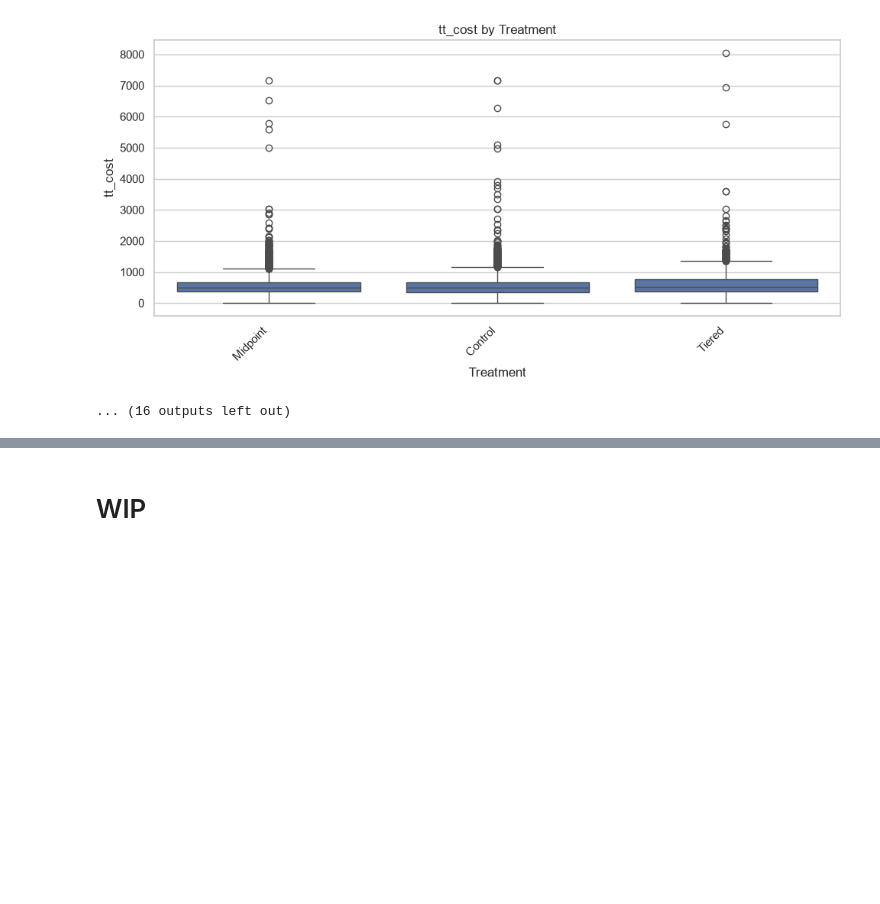
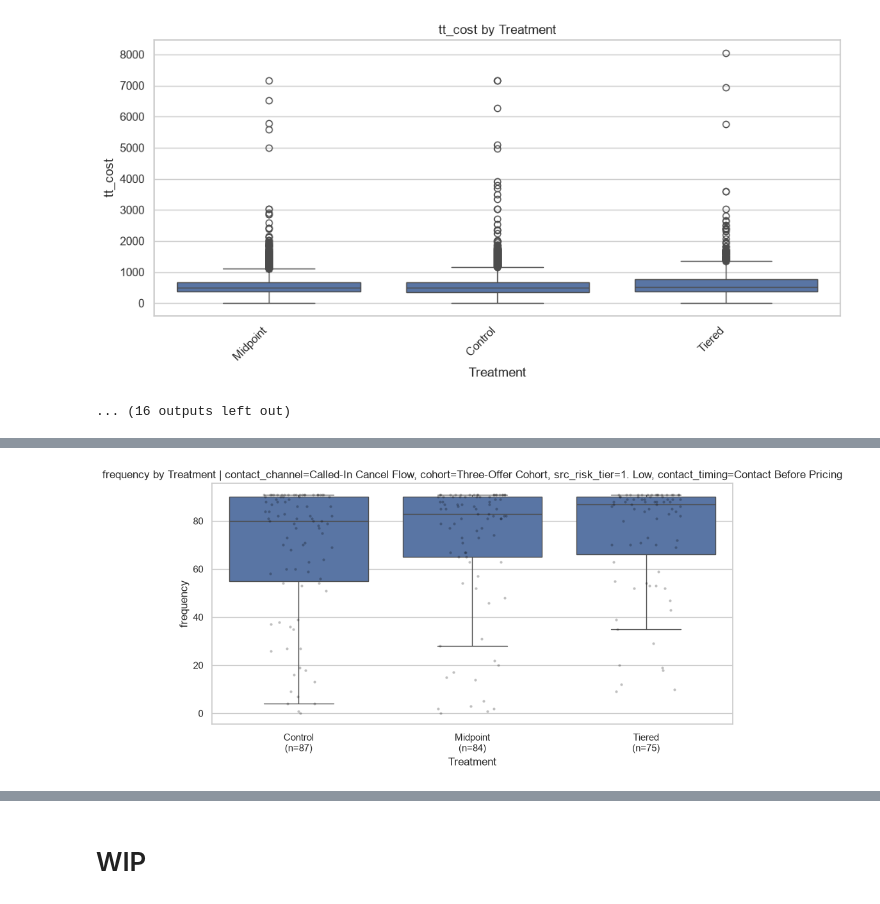
Before and after one commit to ying-gannett/stop_save_pChurn, a Jupyter notebook: src/notebooks/EDA.ipynb, the cells around one changed output, grey strips where cells are left out. Saved outputs shown, nothing was run; the diff lists cells and outputs as text; code cells hidden in the pictures; blank space fills up the shorter version.

```diff
--- a/src/notebooks/EDA.ipynb
+++ b/src/notebooks/EDA.ipynb
@@ -461,0 +622,11 @@ for segment in SEGMENT_FIELDS:
+# %%
+plot_treatment_slice(
+    metric="frequency",
+    contact_channel="Called-In Cancel Flow",
+    cohort="Three-Offer Cohort",
+    src_risk_tier="1. Low",
+    contact_timing="Contact Before Pricing",
+    min_n=5,
+)
+# %% [output]
+[figure, added]
```
Also changed, not shown: parts of 10 cells of this notebook.
